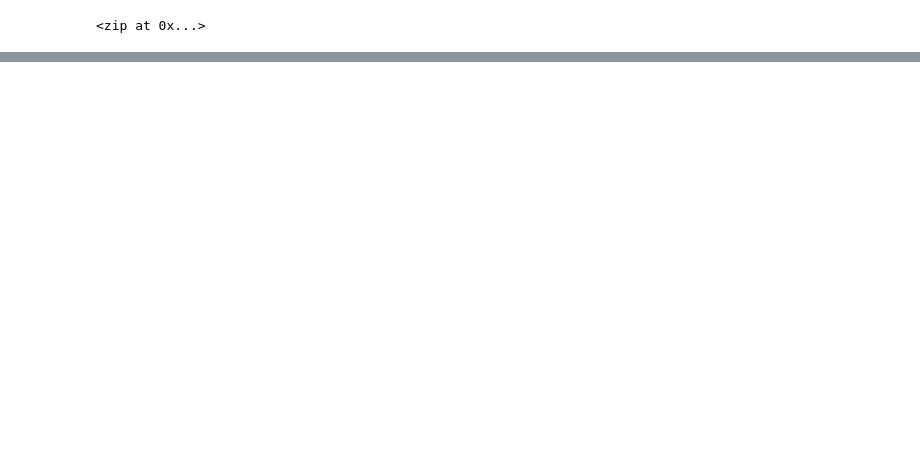
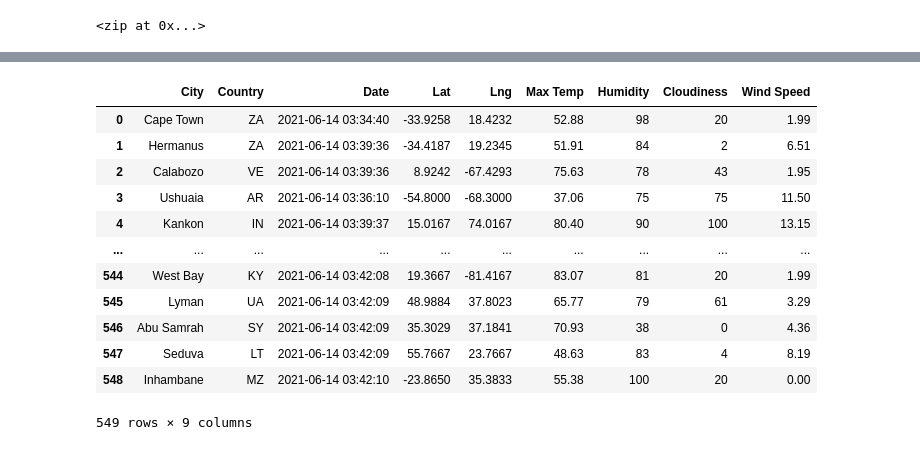
Before and after one commit to niil945/World_Weather_Analysis, a Jupyter notebook: WeatherPy.ipynb, the cells around one changed output, grey strips where cells are left out. Cells and saved outputs as stored; diff of their text form; code cells hidden in the pictures; blank space fills up the shorter version.

Commit message:
City DataFrame created

```diff
--- a/WeatherPy.ipynb
+++ b/WeatherPy.ipynb
@@ -31,0 +32,16 @@ len(cities)
+# %%
+# Import the datetime module from the datetime library.
+from datetime import datetime
+import requests
+from config import weather_api_key
+url = "http://api.openweathermap.org/data/2.5/weather?units=Imperial&APPID=" + weather_api_key
+# %%
+# Create an empty list to hold the weather data.
+city_data = []
+# Print the beginning of the logging.
+print("Beginning Data Retrieval     ")
+print("-----------------------------")
+
+# Create counters.
+record_count = 1
+set_count = 1
@@ -31,0 +118,4 @@ len(cities)
+# %%
+# Convert the array of dictionaries to a Pandas DataFrame.
+city_data_df = pd.DataFrame(city_data)
+city_data_df.head(10)
@@ -31,0 +134,18 @@ len(cities)
+# %%
+new_column_order = ["City", "Country", "Date", "Lat", "Lng", "Max Temp", "Humidity", "Cloudiness", "Wind Speed"]
+city_data_df = city_data_df[new_column_order]
+city_data_df
+# %% [output]
+|  | City | Country | Date | Lat | Lng | Max Temp | Humidity | Cloudiness | Wind Speed |
+| 0 | Cape Town | ZA | 2021-06-14 03:34:40 | -33.9258 | 18.4232 | 52.88 | 98 | 20 | 1.99 |
+| 1 | Hermanus | ZA | 2021-06-14 03:39:36 | -34.4187 | 19.2345 | 51.91 | 84 | 2 | 6.51 |
+| 2 | Calabozo | VE | 2021-06-14 03:39:36 | 8.9242 | -67.4293 | 75.63 | 78 | 43 | 1.95 |
+| 3 | Ushuaia | AR | 2021-06-14 03:36:10 | -54.8000 | -68.3000 | 37.06 | 75 | 75 | 11.50 |
+| 4 | Kankon | IN | 2021-06-14 03:39:37 | 15.0167 | 74.0167 | 80.40 | 90 | 100 | 13.15 |
+| ... | ... | ... | ... | ... | ... | ... | ... | ... | ... |
+| 544 | West Bay | KY | 2021-06-14 03:42:08 | 19.3667 | -81.4167 | 83.07 | 81 | 20 | 1.99 |
+| 545 | Lyman | UA | 2021-06-14 03:42:09 | 48.9884 | 37.8023 | 65.77 | 79 | 61 | 3.29 |
+| 546 | Abu Samrah | SY | 2021-06-14 03:42:09 | 35.3029 | 37.1841 | 70.93 | 38 | 0 | 4.36 |
+| 547 | Seduva | LT | 2021-06-14 03:42:09 | 55.7667 | 23.7667 | 48.63 | 83 | 4 | 8.19 |
+| 548 | Inhambane | MZ | 2021-06-14 03:42:10 | -23.8650 | 35.3833 | 55.38 | 100 | 20 | 0.00 |
+549 rows × 9 columns
```
Also changed, not shown: parts of 5 cells of this notebook, 1 other file.
